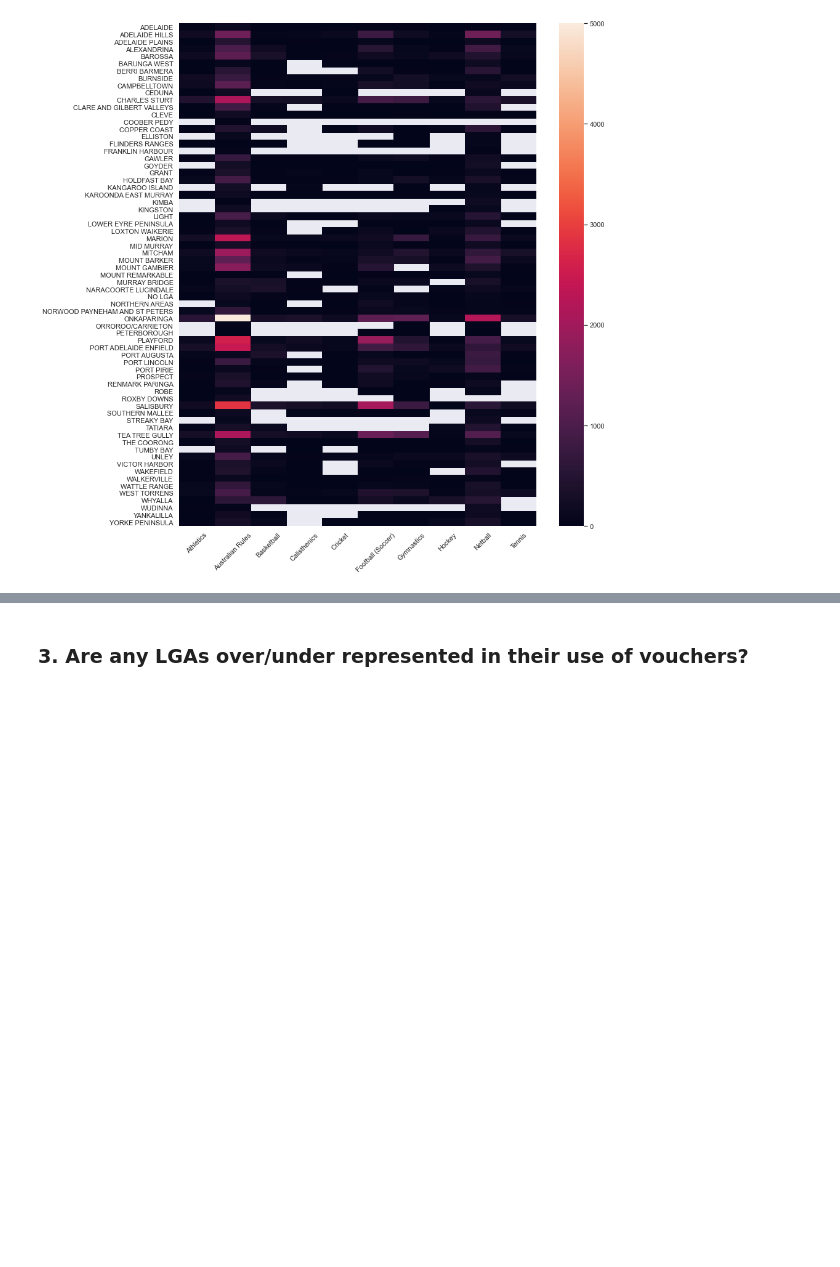
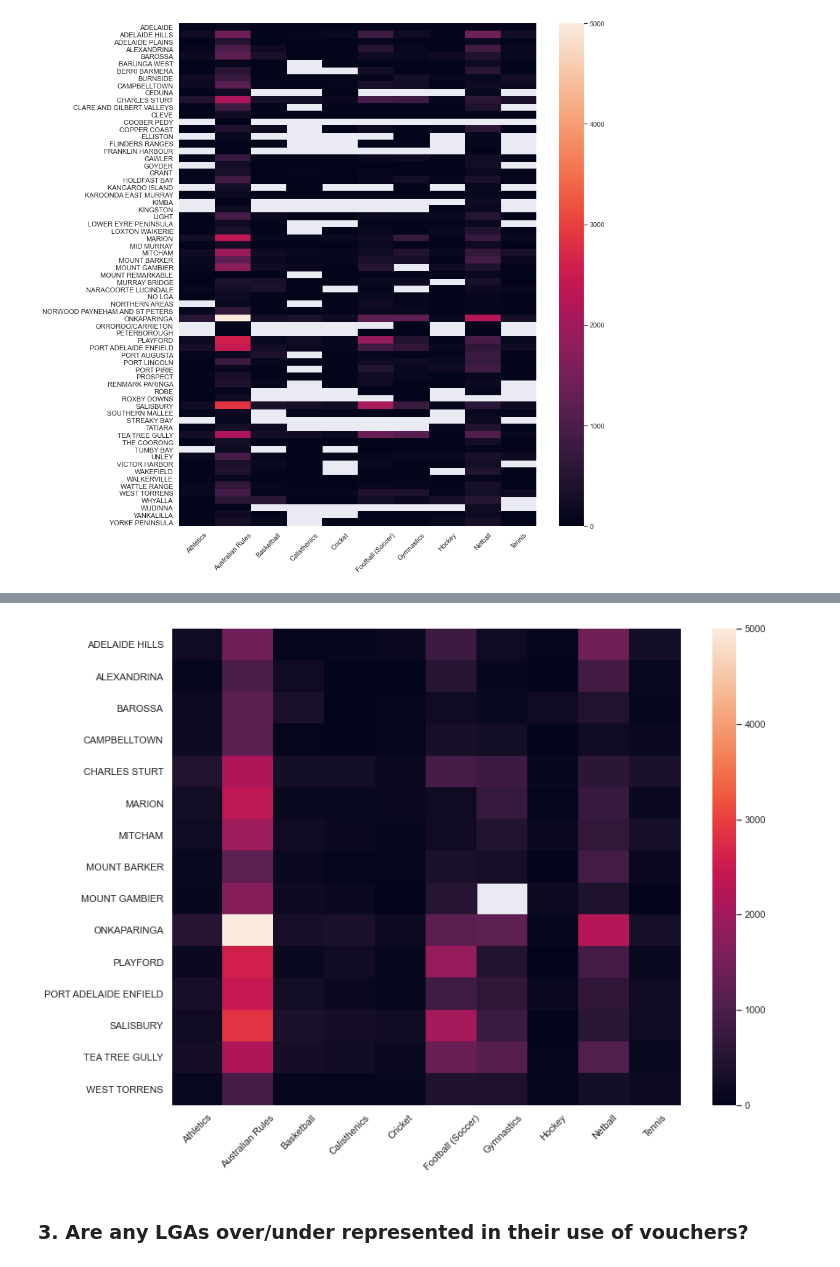
Before and after one commit to felix-rosenberger/Data-Science-Portfolio, a Jupyter notebook: Portfolio 2.ipynb, the cells around one changed output, grey strips where cells are left out. Cells and saved outputs as stored; diff of their text form; code cells hidden in the pictures; blank space fills up the shorter version.

Commit message:
heatmap plotted

```diff
--- a/Portfolio 2.ipynb
+++ b/Portfolio 2.ipynb
@@ -354,0 +356,4 @@ There a few things to note about this heatmap:
+# %%
+# create list with 15 most populated areas
+LGA_list = LGA_top15["Participant_LGA"].tolist()
+LGA_list
@@ -354,0 +376,4 @@ There a few things to note about this heatmap:
+# %%
+# drop records from grouped df that are not in list with most populated areas
+LGA_sports_clean2 = LGA_sports_clean[LGA_sports_clean["Participant_LGA"].isin(LGA_list)]
+LGA_sports_clean2
@@ -354,0 +394,4 @@ There a few things to note about this heatmap:
+# %%
+# reshape grouped output
+LGA_sports_piv2 = pd.pivot_table(LGA_sports_clean2, index="Participant_LGA", columns="Voucher_Sport", values="Voucher_Count")
+LGA_sports_piv2
@@ -355,3 +416,12 @@ There a few things to note about this heatmap:
+# %%
+# create heatmap with most populated areas
+plt.figure(figsize=(13, 10))
+sns.heatmap(LGA_sports_piv2, vmin=0, vmax=5000)
+plt.xlabel("")
+plt.ylabel("")
+plt.xticks(rotation=45);
+# %% [output]
+[figure, added]
 # %%
 # create map with geopandas to verify distinction between rural and metropolitan
 # %% [markdown]
```
Also changed, not shown: parts of 4 cells of this notebook.
